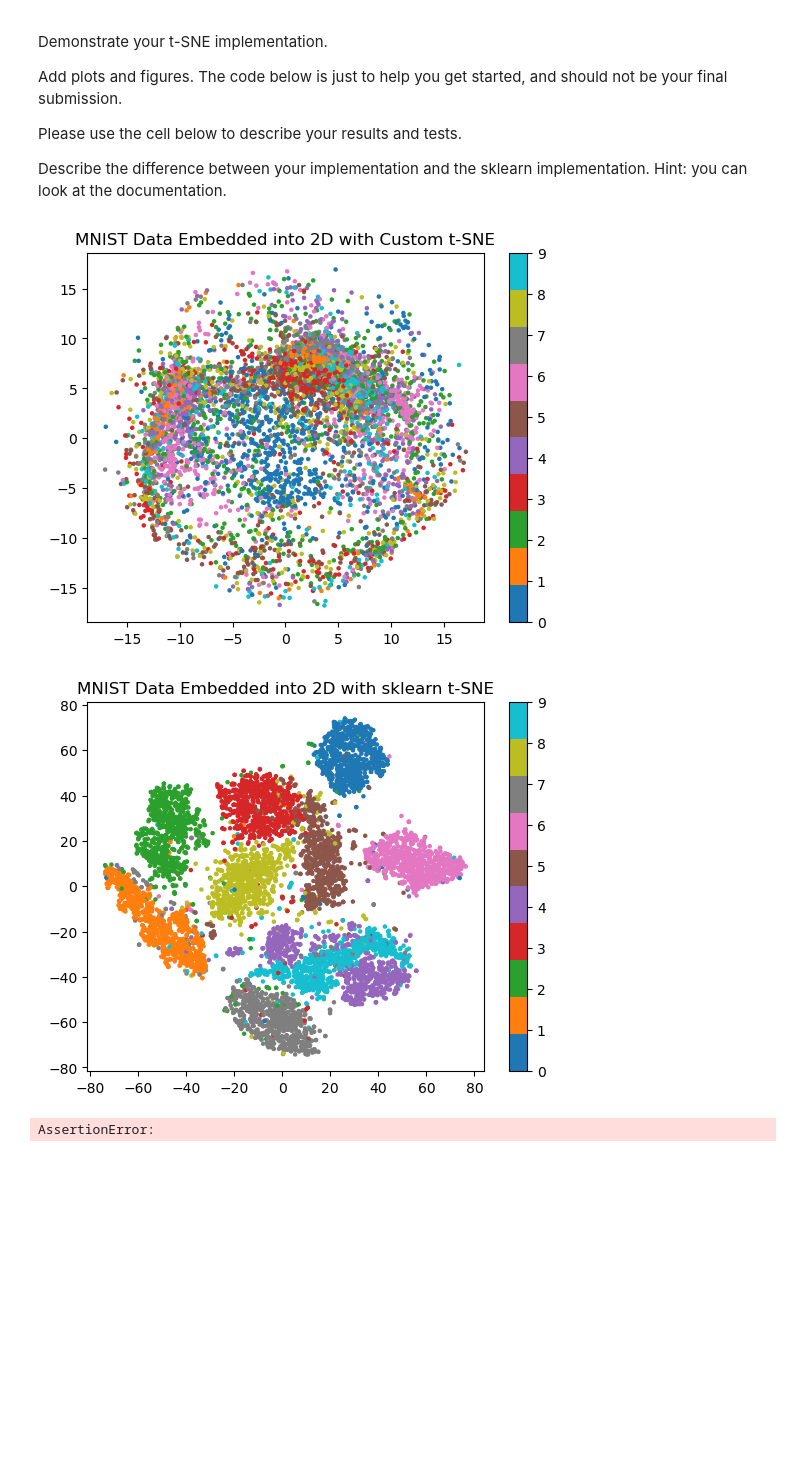
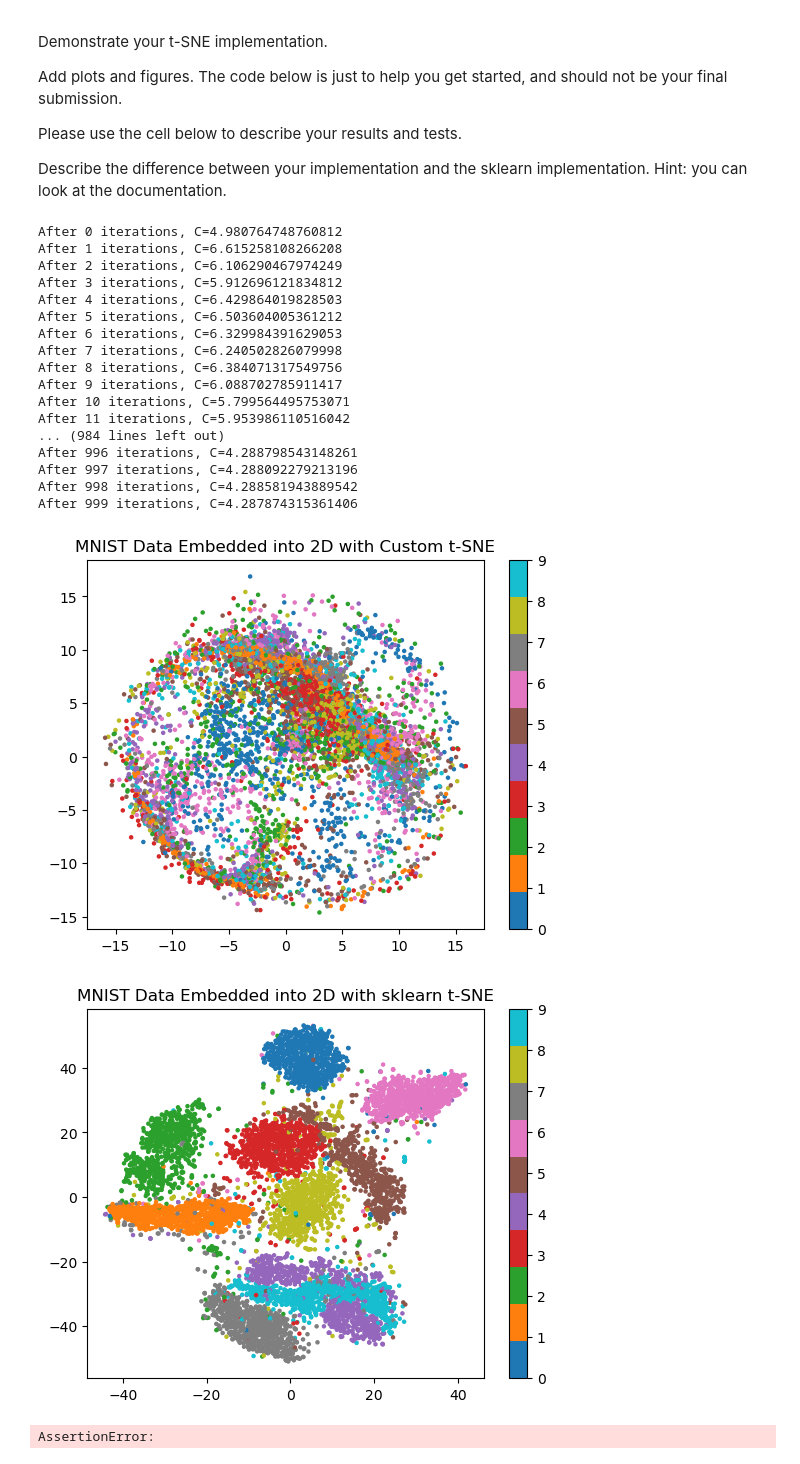
Before and after one commit to stavco9/advancedml-exc1, a Jupyter notebook: 3945_2025A_HW1_t-SNE.ipynb, the cells around one changed output. Saved outputs shown, nothing was run; the diff lists cells and outputs as text; code cells hidden in the pictures; blank space fills up the shorter version.

Commit message:
Added early stopping

```diff
--- a/3945_2025A_HW1_t-SNE.ipynb
+++ b/3945_2025A_HW1_t-SNE.ipynb
@@ -64,8 +64,10 @@ class CustomTSNE:
         self.n_iter = n_iter
         self.learning_rate = learning_rate
         # Note: You may add more attributes
+        self.n_iter_without_progress = 300  # TODO
+        self.min_iter = n_iter // 10  # TODO
         self.sigma = 1  # TODO
-        self.verbose = False  # TODO
+        self.verbose = True  # TODO
 
     def fit_transform(self, X):
         # Part 1: Implementing t-SNE
@@ -78,16 +80,15 @@ class CustomTSNE:
         X_dists = -X_dists**2 / (2*self.sigma**2)
         X_dists = np.exp(X_dists)
         X_dists = squareform(X_dists)  # diagonal is 0
-
-        # we saw that in sklearn's implementation
         n_neighbors = min(N-1, int(self.perplexity))
         n_nearest_indexes = np.argsort(X_dists, axis=1)[
             :, 1:n_neighbors+1]  # +1 to remove i=j
         X_dists = np.take_along_axis(X_dists, n_nearest_indexes, axis=1)
-
         p_ij = X_dists / np.sum(X_dists)  # normalize to a probabilty
 
         Y = np.random.random((N, self.n_components))
+
+        best_i, best_C = -1, np.inf
         for i in tqdm(range(self.n_iter), disable=not self.verbose):
             Y_diff = Y[:, np.newaxis, :] - Y[n_nearest_indexes]
             Y_dists = np.linalg.norm(Y_diff, axis=-1)
@@ -96,10 +97,17 @@ class CustomTSNE:
             q_ij = Y_dists / np.sum(Y_dists)  # normalize to a probabilty
 
             C = p_ij * np.log(p_ij/q_ij)
-
             C = np.sum(C)
             if self.verbose:
-                print(f"Iteration {i}, {C=}")
+                print(f"After {i} iterations, {C=}")
+            if C < best_C:
+                best_i, best_C = i, C
+            if i > self.min_iter:
+                if best_i + self.n_iter_without_progress < i:
+                    if self.verbose:
+                        print(
+                            f"C has not improved for {self.n_iter_without_progress} steps. Stopping early.")
+                    return Y
 
             grad_C_yi = 4 * \
                 np.sum((p_ij - q_ij)[..., np.newaxis] *
@@ -205,29 +213,46 @@ Describe the difference between your implementation and the sklearn implementati
 # %%
 N = 400
 
 # Run your custom t-SNE implementation
-custom_tsne = CustomTSNE(n_components=2, n_iter=1000, perplexity=N/10)
+custom_tsne = CustomTSNE(n_components=2, n_iter=1000, perplexity=N/3)
 custom_Y = custom_tsne.fit_transform(X_train_normalized_opt1)
 
 # Run sklearn t-SNE
-sk_tsne = TSNE(n_components=2, init='random', perplexity=N/10)
+sk_tsne = TSNE(n_components=2, init='random', perplexity=N/3)
 sk_Y = sk_tsne.fit_transform(X_train_normalized_opt1)
 
 # Visualization of the result
 plt.figure()
 plt.scatter(custom_Y[:, 0], custom_Y[:, 1], s=5, c=label_train.astype(int), cmap='tab10')
 plt.colorbar()
 plt.title('MNIST Data Embedded into 2D with Custom t-SNE')
 plt.show()
 
 plt.figure()
 plt.scatter(sk_Y[:, 0], sk_Y[:, 1], s=5, c=label_train.astype(int), cmap='tab10')
 plt.colorbar()
 plt.title('MNIST Data Embedded into 2D with sklearn t-SNE')
 plt.show()
 # %% [output]
+After 0 iterations, C=4.980764748760812
+After 1 iterations, C=6.615258108266208
+After 2 iterations, C=6.106290467974249
+After 3 iterations, C=5.912696121834812
+After 4 iterations, C=6.429864019828503
+After 5 iterations, C=6.503604005361212
+After 6 iterations, C=6.329984391629053
+After 7 iterations, C=6.240502826079998
+After 8 iterations, C=6.384071317549756
+After 9 iterations, C=6.088702785911417
+After 10 iterations, C=5.799564495753071
+After 11 iterations, C=5.953986110516042
+... (984 lines left out)
+After 996 iterations, C=4.288798543148261
+After 997 iterations, C=4.288092279213196
+After 998 iterations, C=4.288581943889542
+After 999 iterations, C=4.287874315361406
-[figure, old version]
+[figure, new version]
-[figure, old version]
+[figure, new version]
 # %%
 assert False
 # %% [output]
```
